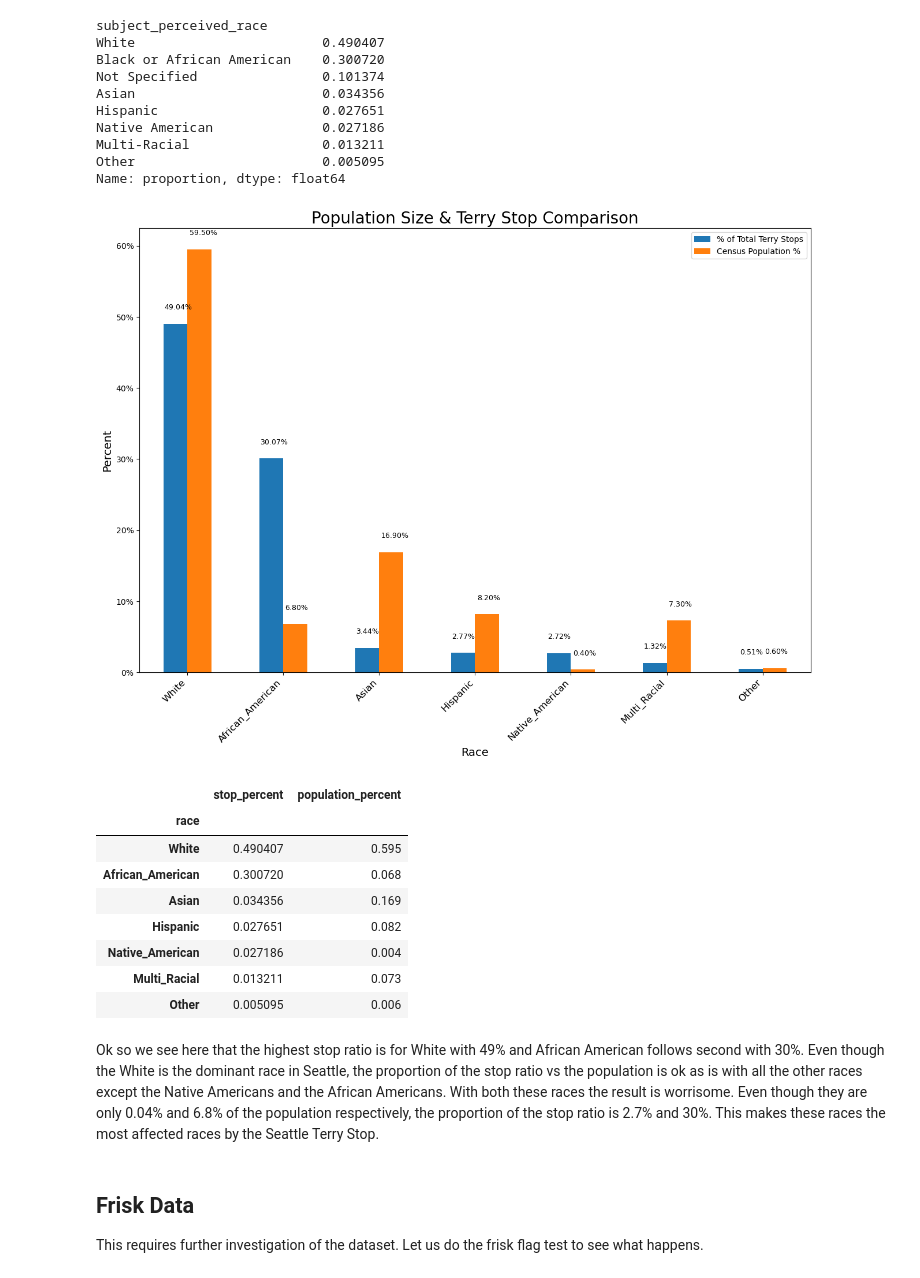
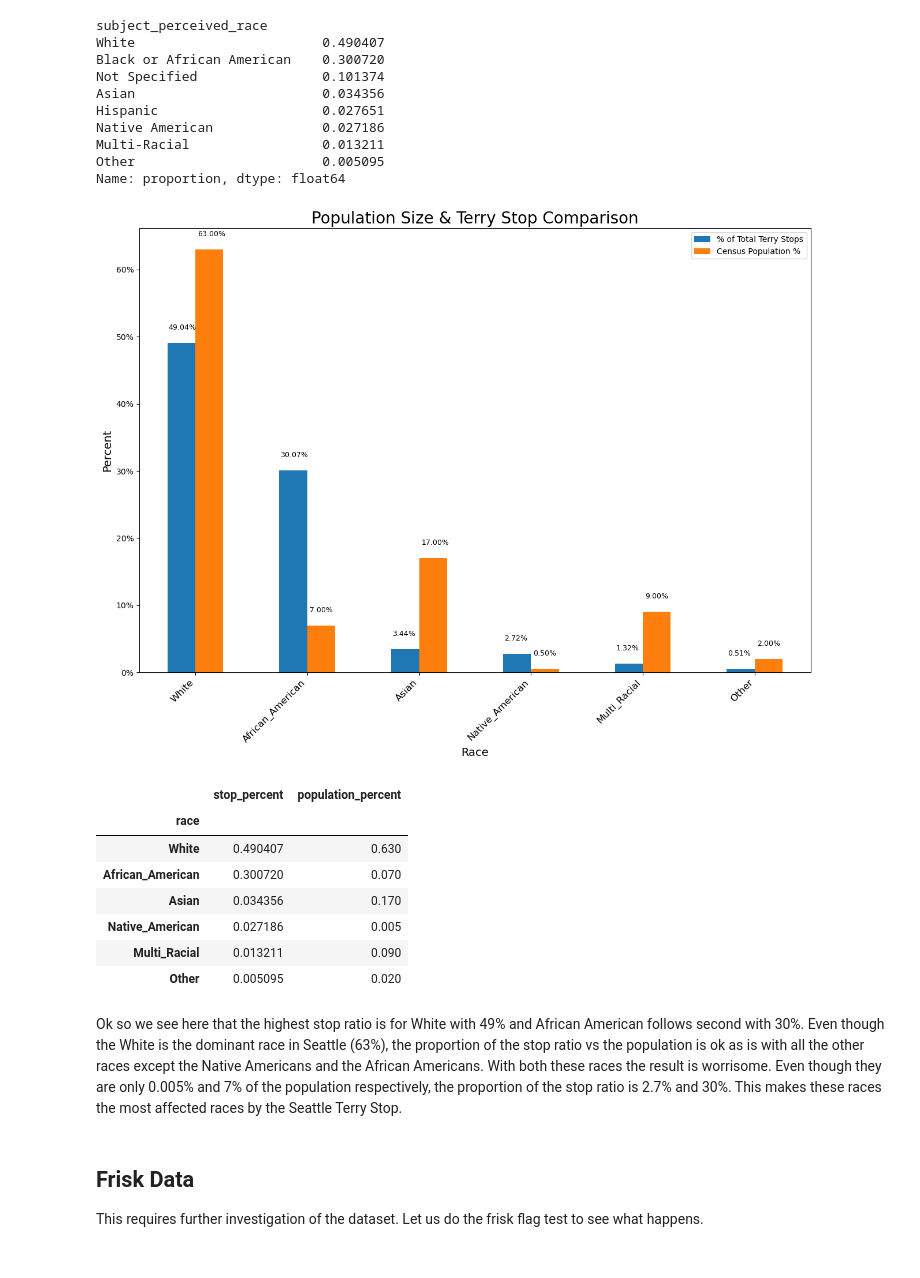
Before and after one commit to ShamlaA/Terry-Traffic-Stops-Prediction-for-Racial-Bias, a Jupyter notebook: Terry_stops_EDA.ipynb, the cells around one changed output. Cells and saved outputs as stored; diff of their text form; code cells hidden in the pictures.

Commit message:
Finished putting final touchs on the EDA like revising the population percentile, and the conclusion & recommendation part

```diff
--- a/Terry_stops_EDA.ipynb
+++ b/Terry_stops_EDA.ipynb
@@ -105,49 +125,48 @@ Name: proportion, dtype: float64
 # %%
 # Calculating the percentage of each race in the dataset and assigning it to a new dataframe
 races = ['White', 'African_American', 'Asian',
-         'Hispanic', 'Native_American', 'Multi_Racial', 'Other']
+         'Native_American', 'Multi_Racial', 'Other']
 
-stop_percents = [0.490407, 0.300720, 0.034356, 0.027651, 0.027186, 0.013211, 0.005095]
-pop_percents = [0.595, 0.068, 0.169, 0.082, 0.004, 0.073, 0.006]
+stop_percents = [0.490407, 0.300720, 0.034356, 0.027186, 0.013211, 0.005095]
+pop_percents = [0.63, 0.07, 0.17, 0.005, 0.09, 0.02] # This data is obtained from
 
 race_stop_ratios = pd.DataFrame({
     'race': races,
     'stop_percent': stop_percents,
     'population_percent': pop_percents}).set_index(['race'])
 
 # plotting terry stop and census % data by race for comparison
 ax = race_stop_ratios.plot(kind = 'bar', figsize = (15,10))
 
 for i, v in enumerate(race_stop_ratios.stop_percent):
     ax.text(i-.24, v+.02, '{:.2f}%'.format(100*v),fontsize = 9 )
 
 for i, v in enumerate(race_stop_ratios.population_percent):
     ax.text(i+.02, v+.02, '{:.2f}%'.format(100*v),fontsize = 9 )
 
 plt.title('Population Size & Terry Stop Comparison', fontsize = 20)
 plt.xlabel('Race', fontsize = 14)
 plt.ylabel('Percent', fontsize = 14)
 plt.legend(loc = 'best', labels = ['% of Total Terry Stops', 'Census Population %'] )
 plt.xticks(rotation = 45, ha='right', fontsize = 12)
 ax.yaxis.set_major_formatter(mtick.PercentFormatter(xmax=1, decimals=None, symbol='%', is_latex=False))
 plt.show()
 # %% [output]
-[figure, old version]
+[figure, new version]
 # %%
 # Checking the stop ratio vs the population ratio of each race
 race_stop_ratios
 # %% [output]
 |  | stop_percent | population_percent |
 | race |  |  |
-| White | 0.490407 | 0.595 |
-| African_American | 0.300720 | 0.068 |
-| Asian | 0.034356 | 0.169 |
-| Hispanic | 0.027651 | 0.082 |
-| Native_American | 0.027186 | 0.004 |
-| Multi_Racial | 0.013211 | 0.073 |
-| Other | 0.005095 | 0.006 |
+| White | 0.490407 | 0.630 |
+| African_American | 0.300720 | 0.070 |
+| Asian | 0.034356 | 0.170 |
+| Native_American | 0.027186 | 0.005 |
+| Multi_Racial | 0.013211 | 0.090 |
+| Other | 0.005095 | 0.020 |
 # %% [markdown]
-Ok so we see here that the highest stop ratio is for White with 49% and African American follows second with 30%. Even though the White is the dominant race in Seattle, the proportion of the stop ratio vs the population is ok as is with all the other races except the Native Americans and the African Americans. With both these races the result is worrisome. Even though they are only 0.04% and 6.8% of the population respectively, the proportion of the stop ratio is 2.7% and 30%. This makes these races the most affected races by the Seattle Terry Stop.
+Ok so we see here that the highest stop ratio is for White with 49% and African American follows second with 30%. Even though the White is the dominant race in Seattle (63%), the proportion of the stop ratio vs the population is ok as is with all the other races except the Native Americans and the African Americans. With both these races the result is worrisome. Even though they are only 0.005% and 7% of the population respectively, the proportion of the stop ratio is 2.7% and 30%. This makes these races the most affected races by the Seattle Terry Stop.
 # %% [markdown]
 ## Frisk Data
 This requires further investigation of the dataset. Let us do the frisk flag test to see what happens.
```
Also changed, not shown: parts of 6 cells of this notebook.
